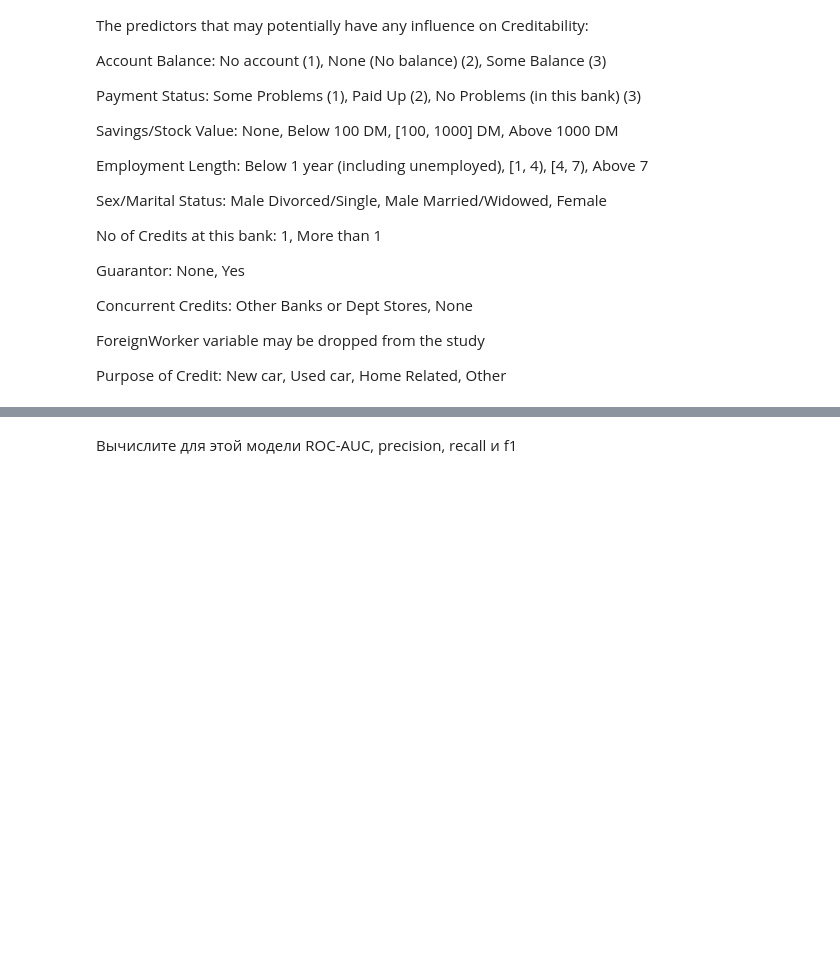
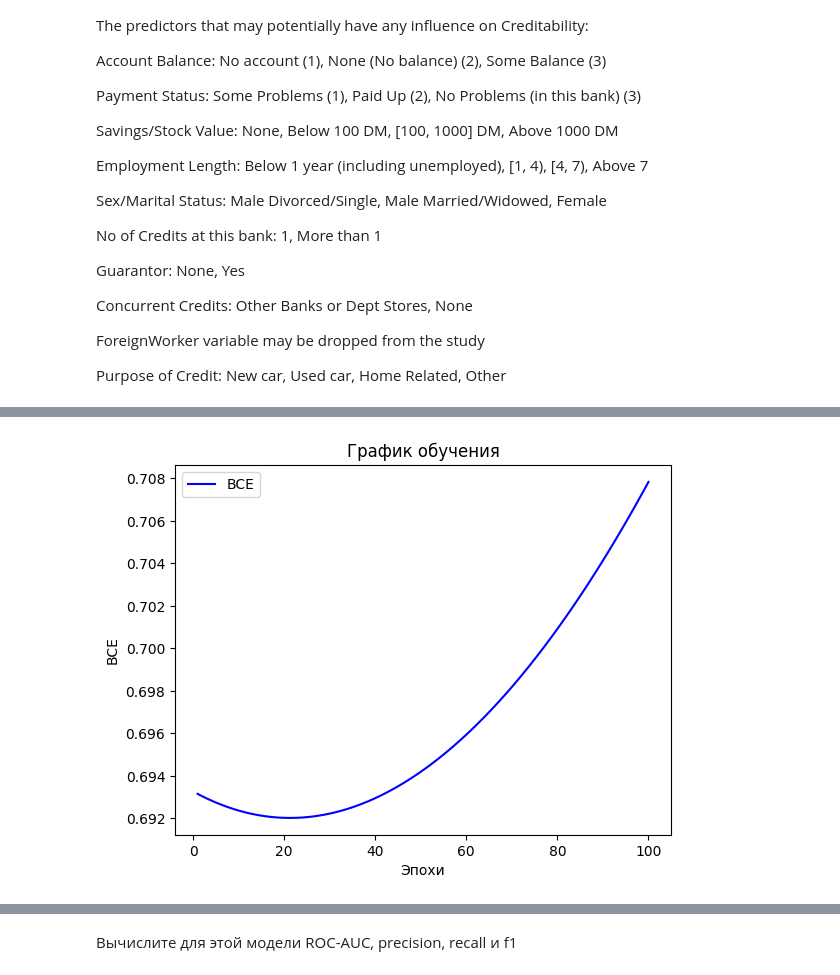
Before and after one commit to AMekhrza/lab3, a Jupyter notebook: Линейная модель и градиентный спуск.ipynb, the cells around one changed output, grey strips where cells are left out. Saved outputs shown, nothing was run; the diff lists cells and outputs as text; code cells hidden in the pictures; blank space fills up the shorter version.

```diff
--- a/Линейная модель и градиентный спуск.ipynb
+++ b/Линейная модель и градиентный спуск.ipynb
@@ -263,25 +312,31 @@ print(data.describe())
 # %%
-# Вычислите среднее по столбцам.
-mean = ?
+# Вычислите среднее значение по столбцам (признакам)
+mean = X.mean(axis=0)  # Среднее по каждому столбцу признаков
 
-# Вычислите стандартное отклонение по столбцам.
-std = ?
+# Вычислите стандартное отклонение по столбцам
+std = X.std(axis=0)  # Стандартное отклонение по каждому столбцу признаков
 
-# Нормализуйте данные по столбцам (стандартное масштабирование).
-normalized_X = ?
+# Нормализуйте данные по столбцам (стандартное масштабирование)
+normalized_X = (X - mean) / std  # Применение стандартного масштабирования
 # %%
-lc = LinearClassifier(num_features=?)
-history = lc.fit(?)
+# Создаем экземпляр линейного классификатора, указывая количество признаков
+lc = LinearClassifier(num_features=X.shape[1])  # Количество признаков равно количеству столбцов в X
+
+# Обучаем модель на нормализованных данных и сохраняем историю ошибок
+history = lc.fit(normalized_X, Y)  # Обучение с использованием нормализованных X и целевой переменной Y
 # %%
+# Создаем последовательность эпох для оси X
 epochs = range(1, len(history) + 1)
 
-# Постройте график обучения.
-plt.plot(?, ?, 'b', label='BCE')
-plt.title('График обучения')
-plt.xlabel('Эпохи')
-plt.ylabel('BCE')
-plt.legend()
+# Постройте график обучения, отображающий изменение ошибки BCE по эпохам
+plt.plot(epochs, history, 'b', label='BCE')  # График изменения ошибки BCE
+plt.title('График обучения')  # Заголовок графика
+plt.xlabel('Эпохи')  # Метка оси X
+plt.ylabel('BCE')  # Метка оси Y
+plt.legend()  # Отображение легенды
 
-# Отобразите график.
+# Отобразите график
 plt.show()
+# %% [output]
+[figure, added]
 # %%
```
Also changed, not shown: parts of 6 cells of this notebook.
